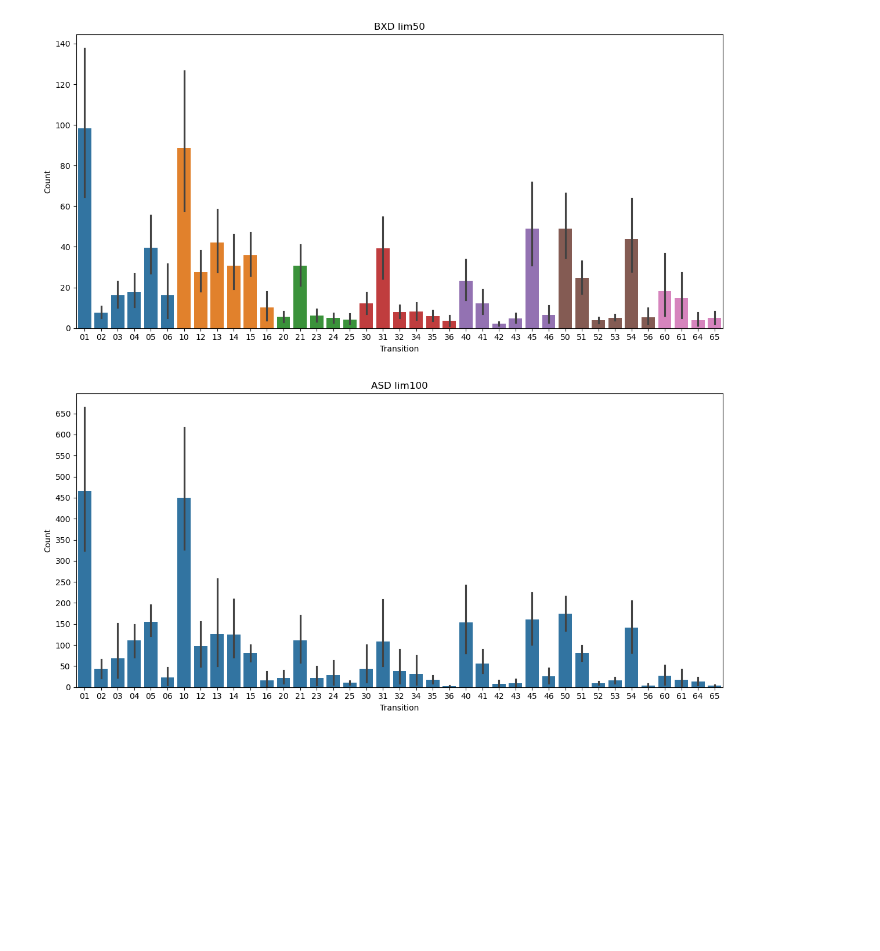
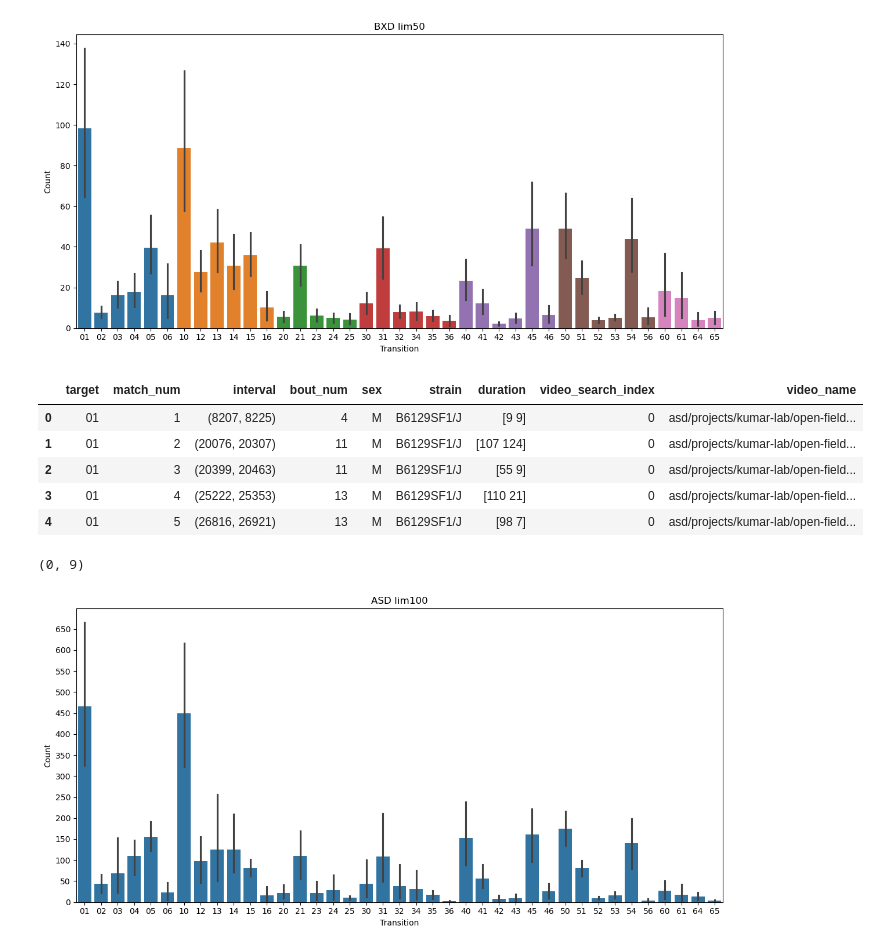
Before and after one commit to brigbrog/Syntactic-Grooming, a Jupyter notebook: visualize/transition_plots.ipynb, the cells around one changed output. Drawn from its saved outputs; the diff is of its cells as text; code cells hidden in the pictures; blank space fills up the shorter version.

```diff
--- a/visualize/transition_plots.ipynb
+++ b/visualize/transition_plots.ipynb
@@ -247,6 +247,22 @@ JABS_lim100_fulltran = pd.read_csv(
         "video_name": "string"
         }
     )
+# %%
+ASD_lim100_fulltran.head()
+# %% [output]
+|  | target | match_num | interval | bout_num | sex | strain | duration | video_search_index | video_name |
+| 0 | 01 | 1 | (8207, 8225) | 4 | M | B6129SF1/J | [9 9] | 0 | asd/projects/kumar-lab/open-field... |
+| 1 | 01 | 2 | (20076, 20307) | 11 | M | B6129SF1/J | [107 124] | 0 | asd/projects/kumar-lab/open-field... |
+| 2 | 01 | 3 | (20399, 20463) | 11 | M | B6129SF1/J | [55 9] | 0 | asd/projects/kumar-lab/open-field... |
+| 3 | 01 | 4 | (25222, 25353) | 13 | M | B6129SF1/J | [110 21] | 0 | asd/projects/kumar-lab/open-field... |
+| 4 | 01 | 5 | (26816, 26921) | 13 | M | B6129SF1/J | [98 7] | 0 | asd/projects/kumar-lab/open-field... |
+# %%
+#print(ASD_lim100_fulltran[ASD_lim100_fulltran['target' == '62']].shape)
+#print(ASD_lim100_fulltran[ASD_lim100_fulltran['target' == '63']].shape)
+#ASD_lim100_fulltran['target' == '10']
+ASD_lim100_fulltran[ASD_lim100_fulltran['target'] == '63'].shape
+# %% [output]
+(0, 9)
 # %%
 plt.figure(figsize=(12, 6))
 
```
Also changed, not shown: parts of 6 cells of this notebook.
